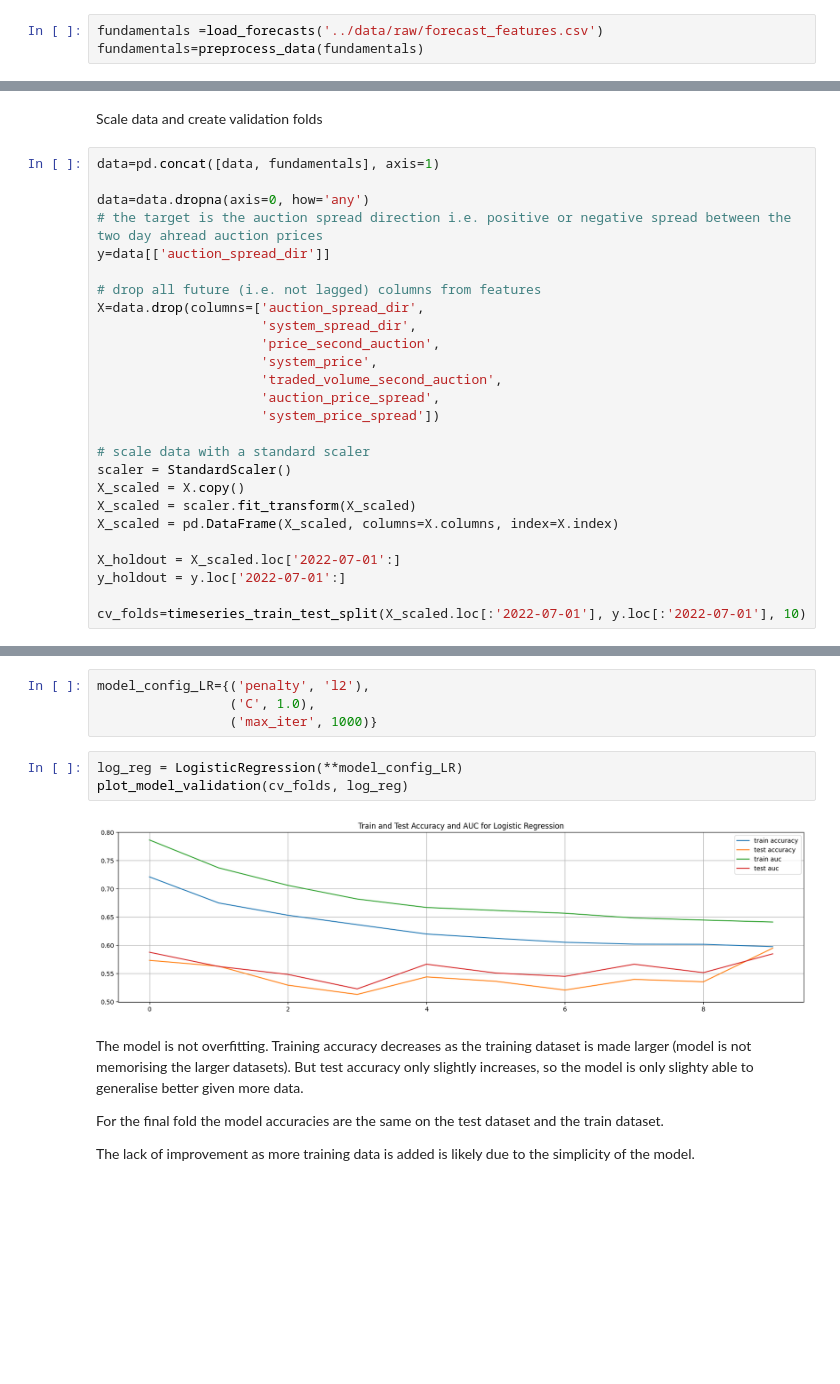
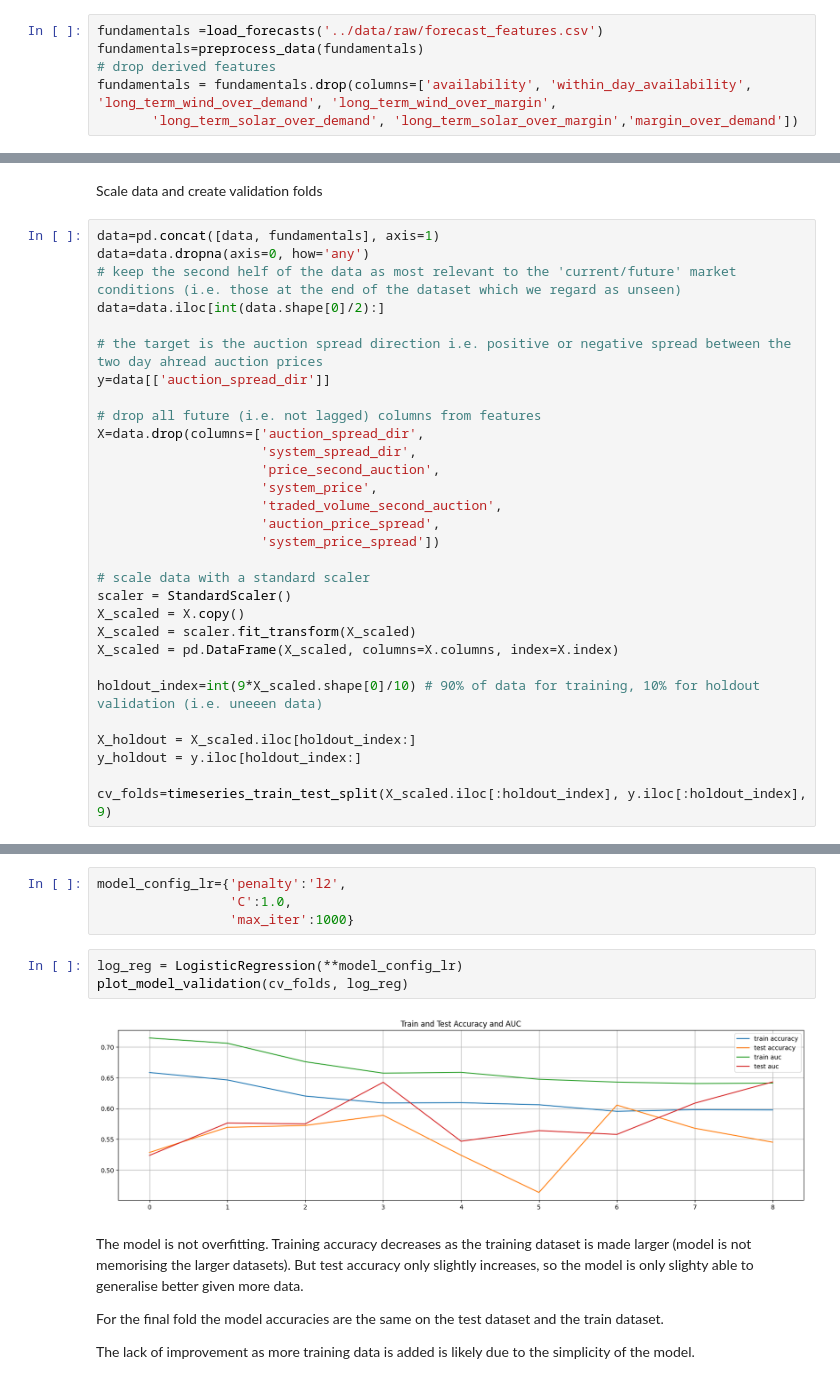
Before and after one commit to joshgowdyprog/GB-energy-trading, a Jupyter notebook: example_notebooks/example_notebook.ipynb, the cells around one changed output, grey strips where cells are left out. Saved outputs shown, nothing was run; the diff lists cells and outputs as text; blank space fills up the shorter version.

Commit message:
done modelling

```diff
--- a/example_notebooks/example_notebook.ipynb
+++ b/example_notebooks/example_notebook.ipynb
@@ -46,6 +48,9 @@ load and preprocess signals from forecasts of energy fundamentals
 # %%
 fundamentals =load_forecasts('../data/raw/forecast_features.csv')
 fundamentals=preprocess_data(fundamentals)
+# drop derived features
+fundamentals = fundamentals.drop(columns=['availability', 'within_day_availability', 'long_term_wind_over_demand', 'long_term_wind_over_margin',
+       'long_term_solar_over_demand', 'long_term_solar_over_margin','margin_over_demand'])
 # %% [markdown]
 make indicators
 # %%
@@ -91,8 +87,10 @@ data=make_new_price_indicators(auction_data, timeseries, indicator_methods)
 Scale data and create validation folds
 # %%
 data=pd.concat([data, fundamentals], axis=1)
+data=data.dropna(axis=0, how='any')
+# keep the second helf of the data as most relevant to the 'current/future' market conditions (i.e. those at the end of the dataset which we regard as unseen)
+data=data.iloc[int(data.shape[0]/2):]
 
-data=data.dropna(axis=0, how='any')
 # the target is the auction spread direction i.e. positive or negative spread between the two day ahread auction prices
 y=data[['auction_spread_dir']]
 
@@ -111,7 +109,9 @@ X_scaled = X.copy()
 X_scaled = scaler.fit_transform(X_scaled)
 X_scaled = pd.DataFrame(X_scaled, columns=X.columns, index=X.index)
 
-X_holdout = X_scaled.loc['2022-07-01':]
-y_holdout = y.loc['2022-07-01':]
+holdout_index=int(9*X_scaled.shape[0]/10) # 90% of data for training, 10% for holdout validation (i.e. uneeen data)
 
-cv_folds=timeseries_train_test_split(X_scaled.loc[:'2022-07-01'], y.loc[:'2022-07-01'], 10)
+X_holdout = X_scaled.iloc[holdout_index:]
+y_holdout = y.iloc[holdout_index:]
+
+cv_folds=timeseries_train_test_split(X_scaled.iloc[:holdout_index], y.iloc[:holdout_index], 9)
@@ -140,12 +122,12 @@ Logistic Regression
 # %%
-model_config_LR={('penalty', 'l2'),
-                 ('C', 1.0),
-                 ('max_iter', 1000)}
+model_config_lr={'penalty':'l2',
+                 'C':1.0,
+                 'max_iter':1000}
 # %%
-log_reg = LogisticRegression(**model_config_LR)
+log_reg = LogisticRegression(**model_config_lr)
 plot_model_validation(cv_folds, log_reg)
 # %% [output]
-[figure, old version]
+[figure, new version]
 # %% [markdown]
 The model is not overfitting. Training accuracy decreases as the training dataset is made larger (model is not memorising the larger datasets). But test accuracy only slightly increases, so the model is only slighty able to generalise better given more data.
 
```
Also changed, not shown: parts of 62 cells of this notebook, 26 other files.
